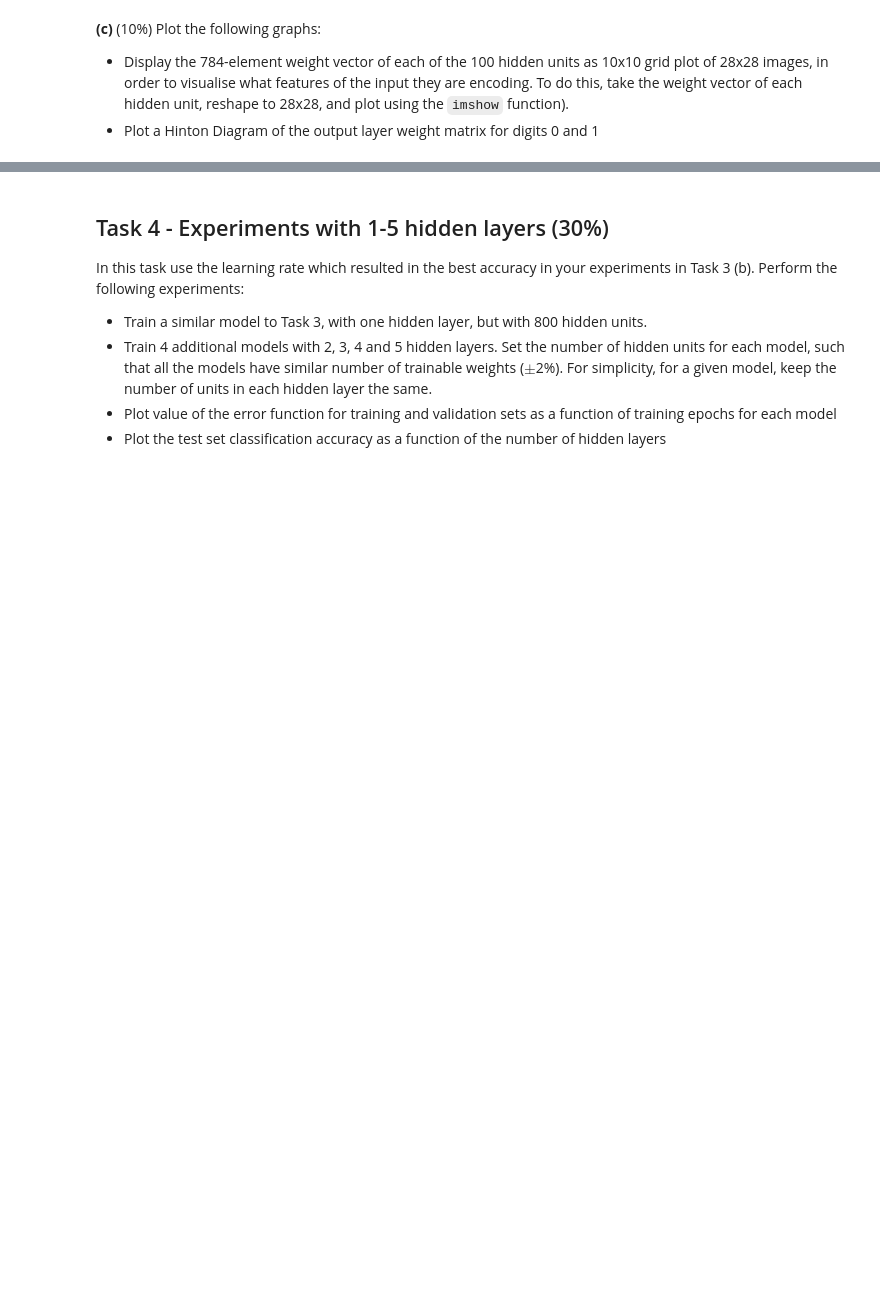
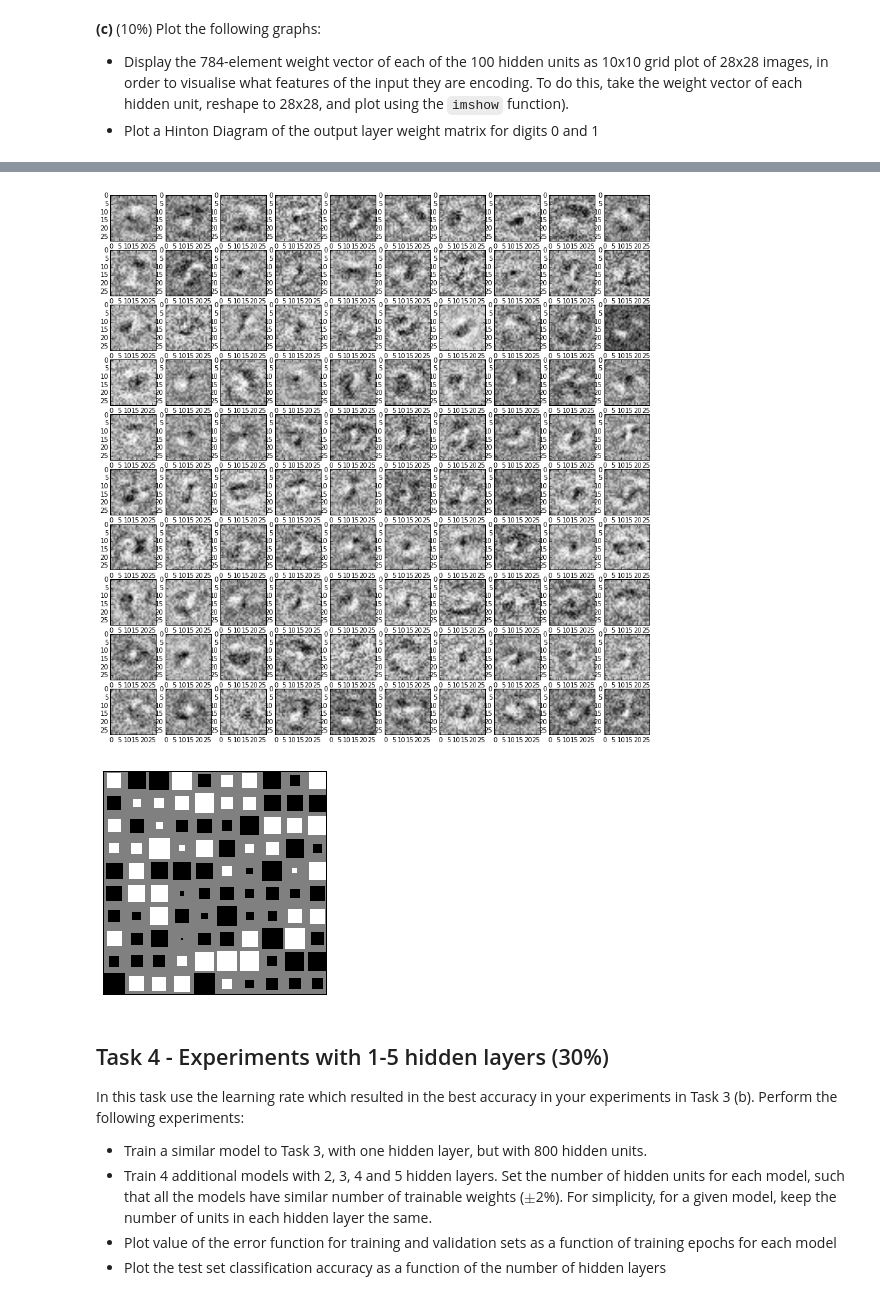
Before and after one commit to SamDavies/Convolutional-Neural-Network, a Jupyter notebook: 03_MLP_Coursework1.ipynb, the cells around one changed output, grey strips where cells are left out. Saved outputs shown, nothing was run; the diff lists cells and outputs as text; code cells hidden in the pictures; blank space fills up the shorter version.

```diff
--- a/03_MLP_Coursework1.ipynb
+++ b/03_MLP_Coursework1.ipynb
@@ -252,0 +269,72 @@ WARNING:root:Training started...
+# %%
+%matplotlib inline
+import logging
+import matplotlib.pyplot as plt
+import matplotlib.cm as cm
+from mlp.costs import CECost
+from mlp.dataset import MNISTDataProvider
+from mlp.layers import MLP, Sigmoid, Softmax
+from mlp.optimisers import SGDOptimiser
+from mlp.schedulers import LearningRateFixed
+
+logger = logging.getLogger()
+logger.setLevel(logging.WARNING)
+
+cost = CECost()
+model = MLP(cost=cost)
+model.add_layer(Sigmoid(idim=784, odim=100, rng=rng))
+model.add_layer(Softmax(idim=100, odim=10, rng=rng))
+
+lr_scheduler = LearningRateFixed(learning_rate=0.5, max_epochs=2)
+optimiser = SGDOptimiser(lr_scheduler=lr_scheduler)
+
+logger.warning('Initialising data providers...')
+train_dp = MNISTDataProvider(dset='train', batch_size=100, max_num_batches=-10, randomize=True)
+valid_dp = MNISTDataProvider(dset='valid', batch_size=100, max_num_batches=-10, randomize=False)
+
+train_stats, valid_stats = optimiser.train(model, train_dp, valid_dp)
+
+test_dp = MNISTDataProvider(dset='eval', batch_size=100, max_num_batches=-10, randomize=False)
+cost, accuracy = optimiser.validate(model, test_dp)
+logger.warning('MNIST test set accuracy is %.2f %% (cost is %.3f)' % (accuracy * 100., cost))
+
+# extract the input weights for each hidden unit and show as an image
+sigmoid_weights = model.layers[0].W
+fig, axis_array = plt.subplots(10, 10, figsize=(15, 15))
+
+for i in xrange(0, 10):
+    for j in xrange(0, 10):
+        k = i * 10 + j
+        inputs_of_hidden_unit = numpy.array([input_unit[k] for input_unit in sigmoid_weights])
+        axis_array[i, j].imshow(inputs_of_hidden_unit.reshape(28, 28), cmap=cm.Greys_r)
+plt.show()
+
+
+def hinton(matrix, max_weight=None, ax=None):
+    """ Draw Hinton diagram for visualizing a weight matrix """
+    ax = ax if ax is not None else plt.gca()
+
+    if not max_weight:
+        max_weight = 2 ** numpy.ceil(numpy.log(numpy.abs(matrix).max()) / numpy.log(2))
+
+    ax.patch.set_facecolor('gray')
+    ax.set_aspect('equal', 'box')
+    ax.xaxis.set_major_locator(plt.NullLocator())
+    ax.yaxis.set_major_locator(plt.NullLocator())
+
+    for (x, y), w in numpy.ndenumerate(matrix):
+        color = 'white' if w > 0 else 'black'
+        size = numpy.sqrt(numpy.abs(w))
+        rect = plt.Rectangle([x - size / 2, y - size / 2], size, size,
+                             facecolor=color, edgecolor=color)
+        ax.add_patch(rect)
+
+    ax.autoscale_view()
+    ax.invert_yaxis()
+
+
+softmax_weights = model.layers[1].W
+inputs_of_top_unit = numpy.array([input_unit[0] for input_unit in softmax_weights])
+hinton(inputs_of_top_unit.reshape(10, 10))
+plt.show()
+# %% [output]
@@ -253,3 +343,5 @@ WARNING:root:Training started...
+[figure, added]
+[figure, added]
 # %% [markdown]
 ## Task 4 - Experiments with 1-5 hidden layers (30%)
 
```
Also changed, not shown: parts of 6 cells of this notebook, 3 other files.
